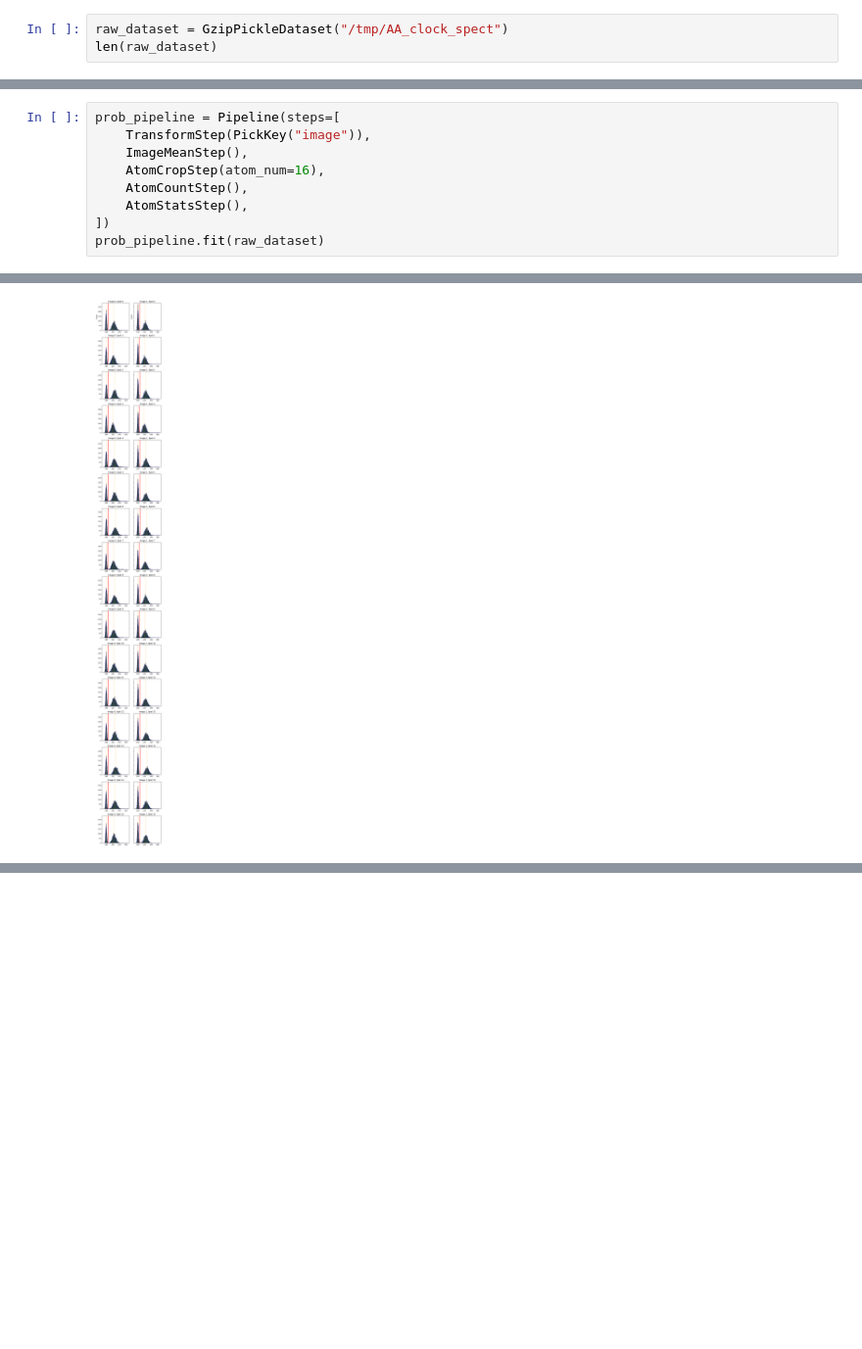
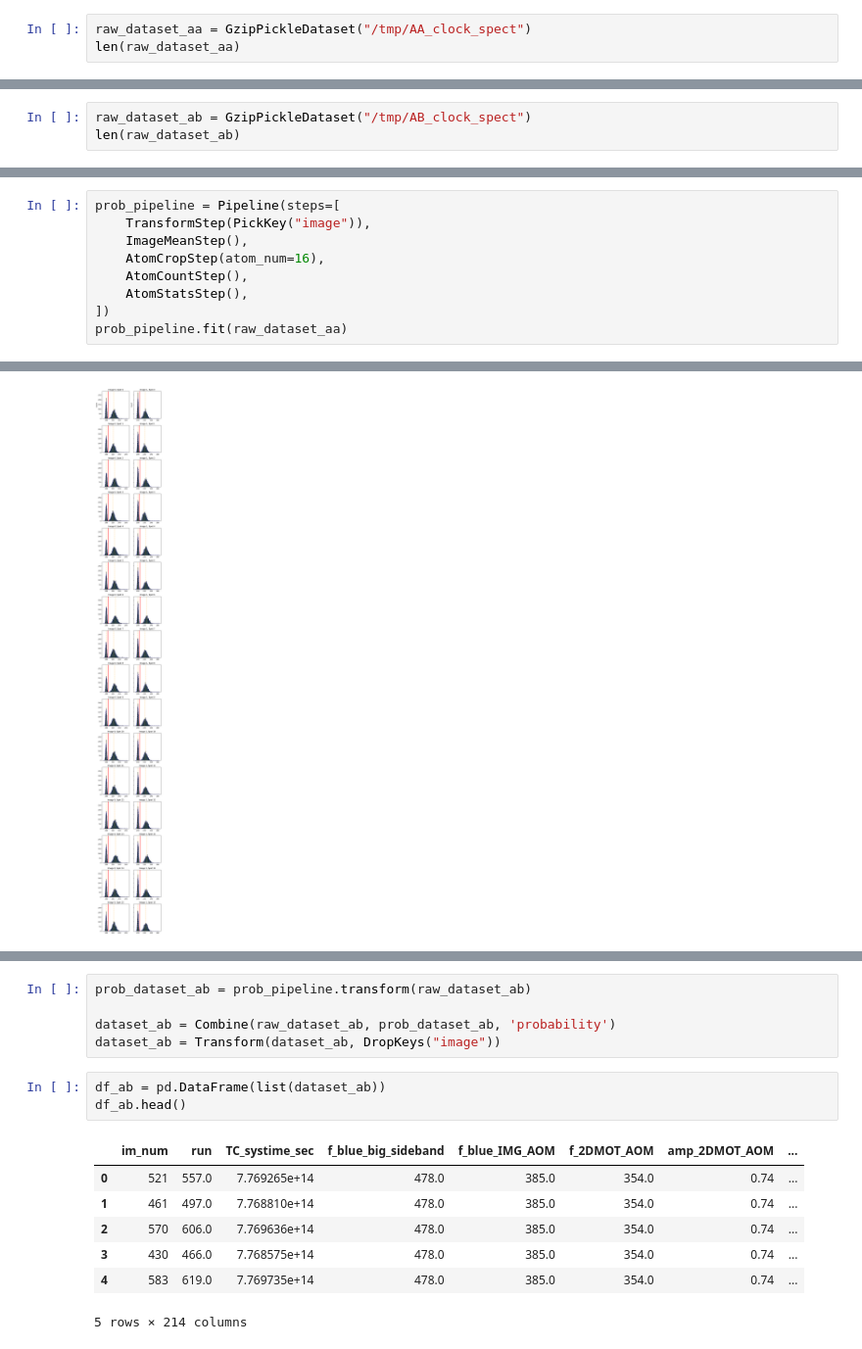
Before and after one commit to rydyb/pydatatom, a Jupyter notebook: notebooks/2 Pipeline.ipynb, the cells around one changed output, grey strips where cells are left out. Shown at 98% size. Drawn from its saved outputs; the diff is of its cells as text; blank space fills up the shorter version.

Commit message:
updated Pipeline notebook to show use with shared Pipeline

```diff
--- a/notebooks/2 Pipeline.ipynb
+++ b/notebooks/2 Pipeline.ipynb
@@ -13,7 +13,10 @@ from pydatatom import *
 
 %matplotlib ipympl
 # %%
-raw_dataset = GzipPickleDataset("/tmp/AA_clock_spect")
-len(raw_dataset)
+raw_dataset_aa = GzipPickleDataset("/tmp/AA_clock_spect")
+len(raw_dataset_aa)
 # %% [output]
 2470
+# %%
+raw_dataset_ab = GzipPickleDataset("/tmp/AB_clock_spect")
+len(raw_dataset_ab)
@@ -25,7 +30,7 @@ prob_pipeline = Pipeline(steps=[
     AtomCountStep(),
     AtomStatsStep(),
 ])
-prob_pipeline.fit(raw_dataset)
+prob_pipeline.fit(raw_dataset_aa)
 # %%
 prob_pipeline.plot_step(1)
 # %% [output]
@@ -54,3 +59,19 @@ df.head()
 | 3 | 1627 | 12366.0 | 8.798405e+13 | 478.0 | 385.0 | 354.0 | 0.74 | ... |
 | 4 | 461 | 11200.0 | 8.709818e+13 | 478.0 | 385.0 | 354.0 | 0.74 | ... |
 5 rows × 216 columns
+# %%
+prob_dataset_ab = prob_pipeline.transform(raw_dataset_ab)
+
+dataset_ab = Combine(raw_dataset_ab, prob_dataset_ab, 'probability')
+dataset_ab = Transform(dataset_ab, DropKeys("image"))
+# %%
+df_ab = pd.DataFrame(list(dataset_ab))
+df_ab.head()
+# %% [output]
+|  | im_num | run | TC_systime_sec | f_blue_big_sideband | f_blue_IMG_AOM | f_2DMOT_AOM | amp_2DMOT_AOM | ... |
+| 0 | 521 | 557.0 | 7.769265e+14 | 478.0 | 385.0 | 354.0 | 0.74 | ... |
+| 1 | 461 | 497.0 | 7.768810e+14 | 478.0 | 385.0 | 354.0 | 0.74 | ... |
+| 2 | 570 | 606.0 | 7.769636e+14 | 478.0 | 385.0 | 354.0 | 0.74 | ... |
+| 3 | 430 | 466.0 | 7.768575e+14 | 478.0 | 385.0 | 354.0 | 0.74 | ... |
+| 4 | 583 | 619.0 | 7.769735e+14 | 478.0 | 385.0 | 354.0 | 0.74 | ... |
+5 rows × 214 columns
```
Also changed, not shown: parts of 3 cells of this notebook.
